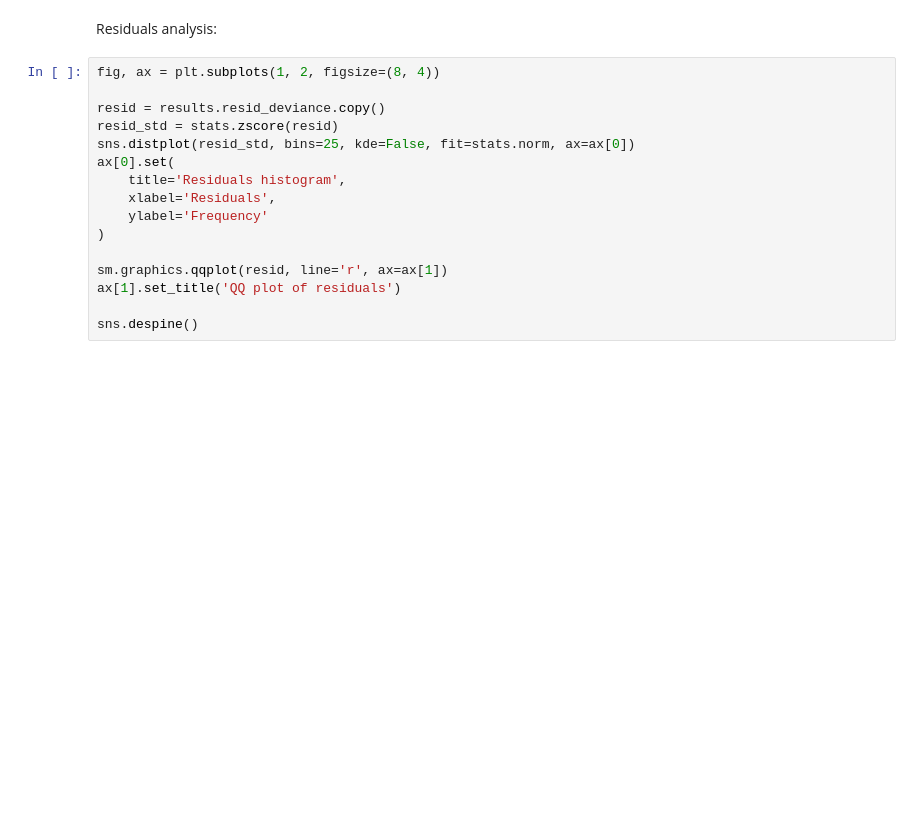
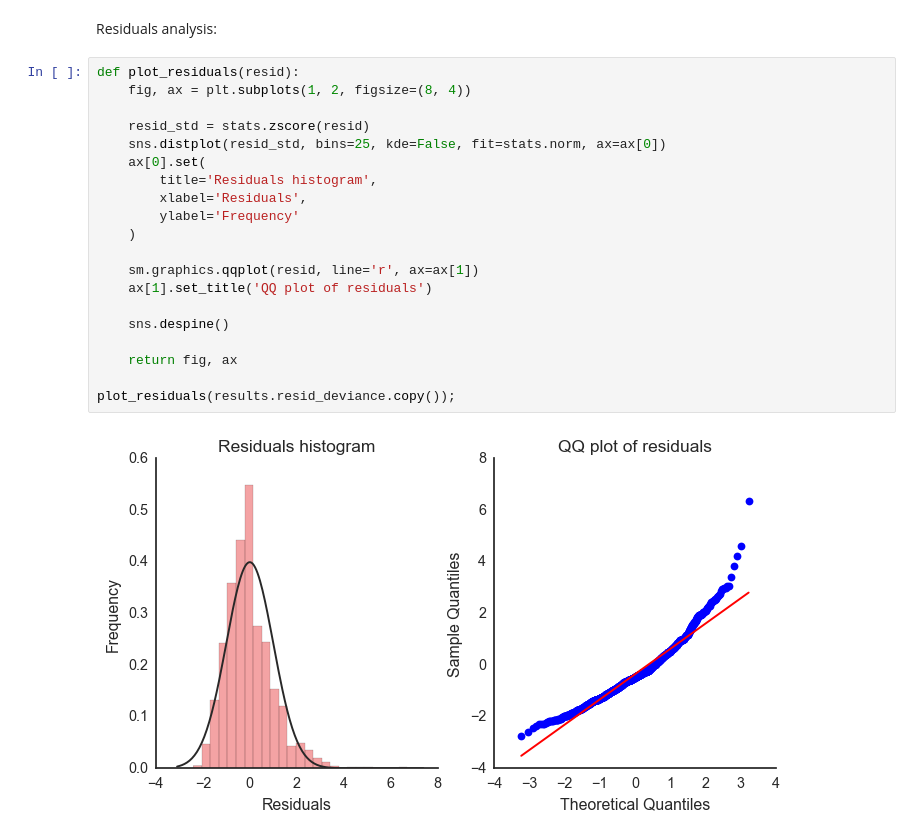
Before and after one commit to yoavram/ipython-notebooks, a Jupyter notebook: exponential regression of adaptation time.ipynb, the cells around one changed output. Drawn from its saved outputs; the diff is of its cells as text; blank space fills up the shorter version.

```diff
--- a/exponential regression of adaptation time.ipynb
+++ b/exponential regression of adaptation time.ipynb
@@ -529,18 +536,24 @@ Generalized Linear Model Regression Results
 # %% [markdown]
 Residuals analysis:
 # %%
-fig, ax = plt.subplots(1, 2, figsize=(8, 4))
+def plot_residuals(resid):
+    fig, ax = plt.subplots(1, 2, figsize=(8, 4))
 
-resid = results.resid_deviance.copy()
-resid_std = stats.zscore(resid)
-sns.distplot(resid_std, bins=25, kde=False, fit=stats.norm, ax=ax[0])
-ax[0].set(
-    title='Residuals histogram',
-    xlabel='Residuals',
-    ylabel='Frequency'
-)
+    resid_std = stats.zscore(resid)
+    sns.distplot(resid_std, bins=25, kde=False, fit=stats.norm, ax=ax[0])
+    ax[0].set(
+        title='Residuals histogram',
+        xlabel='Residuals',
+        ylabel='Frequency'
+    )
 
-sm.graphics.qqplot(resid, line='r', ax=ax[1])
-ax[1].set_title('QQ plot of residuals')
+    sm.graphics.qqplot(resid, line='r', ax=ax[1])
+    ax[1].set_title('QQ plot of residuals')
 
-sns.despine()
+    sns.despine()
+
+    return fig, ax
+
+plot_residuals(results.resid_deviance.copy());
+# %% [output]
+[figure, added]
```
Also changed, not shown: parts of 17 cells of this notebook.
